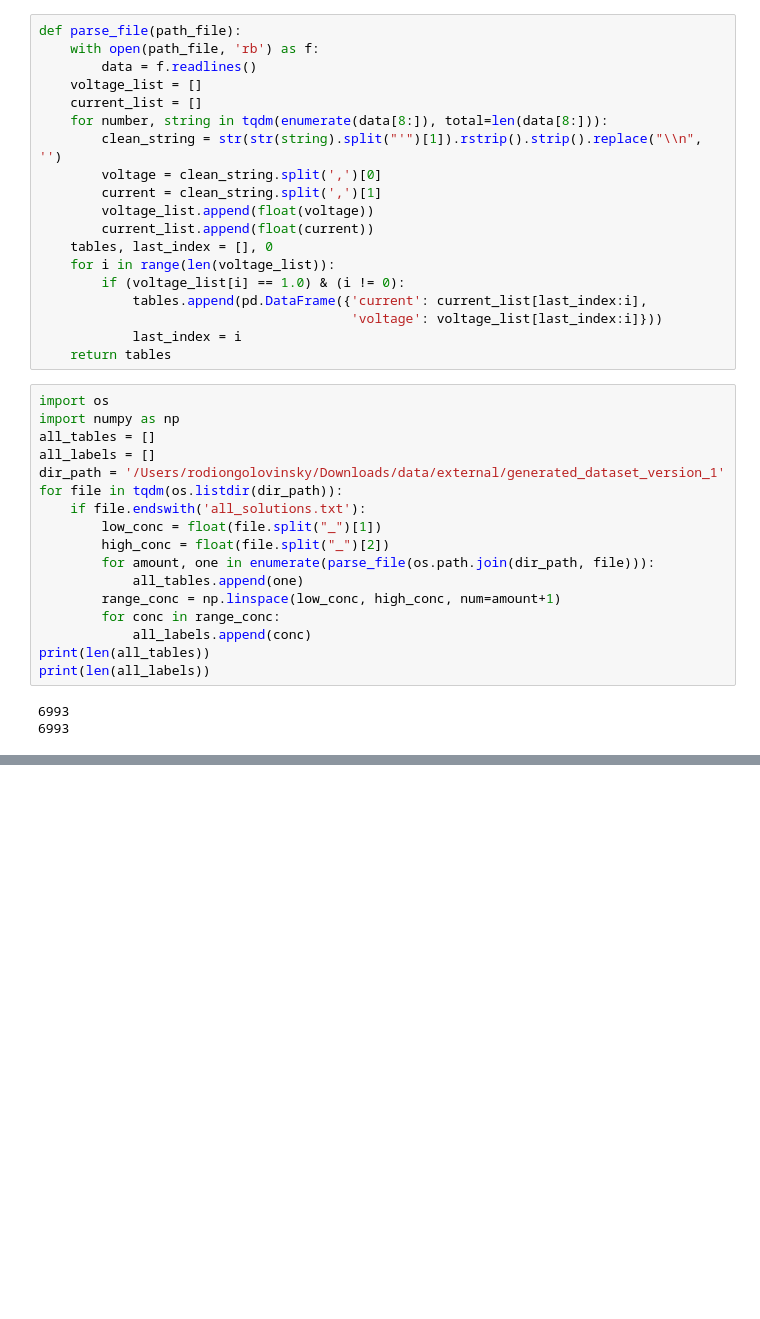
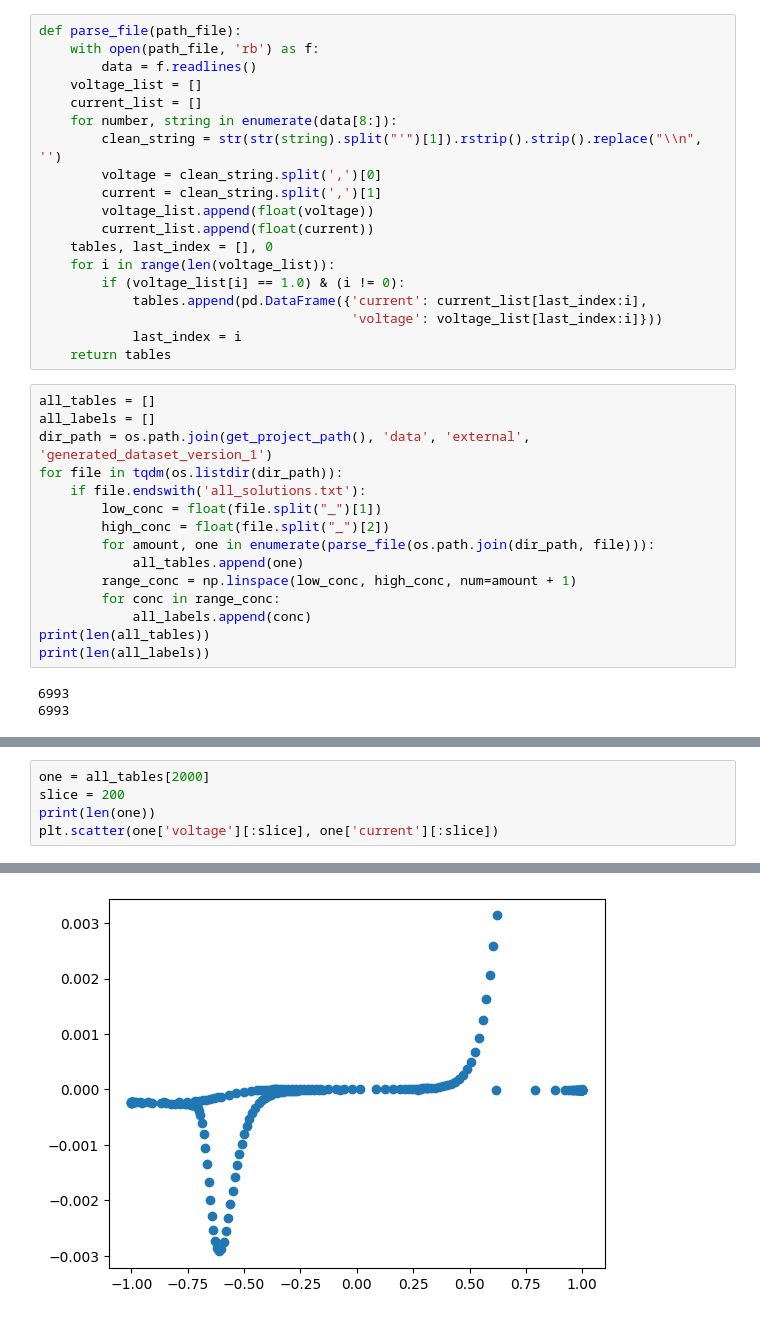
Before and after one commit to RodionGolovinsky/lessonsTimur, a Jupyter notebook: interpolation.ipynb, the cells around one changed output, grey strips where cells are left out. Cells and saved outputs as stored; diff of their text form; blank space fills up the shorter version.

```diff
--- a/interpolation.ipynb
+++ b/interpolation.ipynb
@@ -9,7 +11,7 @@ def parse_file(path_file):
         data = f.readlines()
     voltage_list = []
     current_list = []
-    for number, string in tqdm(enumerate(data[8:]), total=len(data[8:])):
+    for number, string in enumerate(data[8:]):
         clean_string = str(str(string).split("'")[1]).rstrip().strip().replace("\\n", '')
         voltage = clean_string.split(',')[0]
         current = clean_string.split(',')[1]
@@ -23,18 +25,16 @@ def parse_file(path_file):
             last_index = i
     return tables
 # %%
-import os
-import numpy as np
 all_tables = []
 all_labels = []
-dir_path = '/Users/rodiongolovinsky/Downloads/data/external/generated_dataset_version_1'
+dir_path = os.path.join(get_project_path(), 'data', 'external', 'generated_dataset_version_1')
 for file in tqdm(os.listdir(dir_path)):
     if file.endswith('all_solutions.txt'):
         low_conc = float(file.split("_")[1])
         high_conc = float(file.split("_")[2])
         for amount, one in enumerate(parse_file(os.path.join(dir_path, file))):
             all_tables.append(one)
-        range_conc = np.linspace(low_conc, high_conc, num=amount+1)
+        range_conc = np.linspace(low_conc, high_conc, num=amount + 1)
         for conc in range_conc:
             all_labels.append(conc)
 print(len(all_tables))
@@ -67,0 +56,6 @@ min(MINIMUM.voltage)
+# %%
+one = all_tables[2000]
+slice = 200
+print(len(one))
+plt.scatter(one['voltage'][:slice], one['current'][:slice])
+# %% [output]
@@ -67,0 +64 @@ min(MINIMUM.voltage)
+[figure, added]
```
Also changed, not shown: parts of 9 cells of this notebook, 2 other files.
